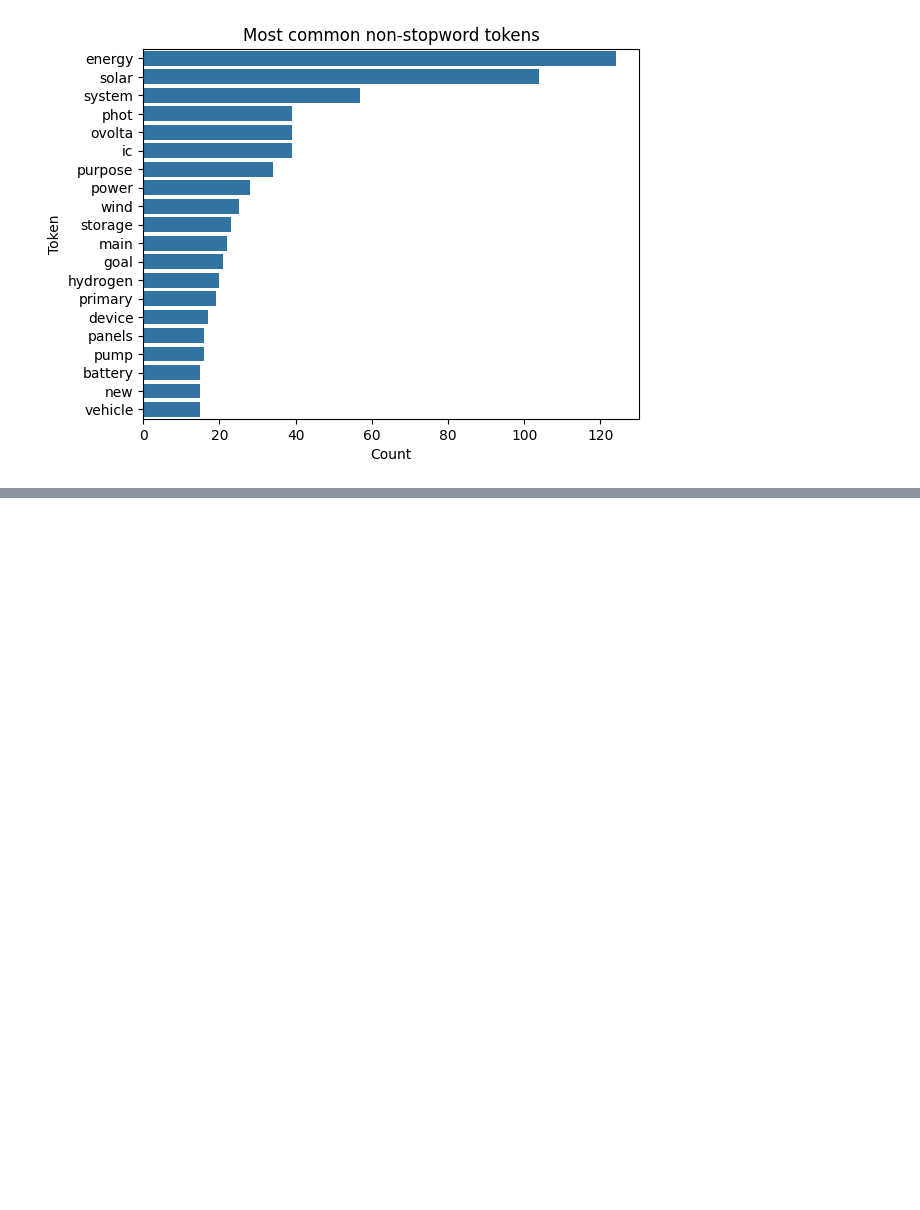
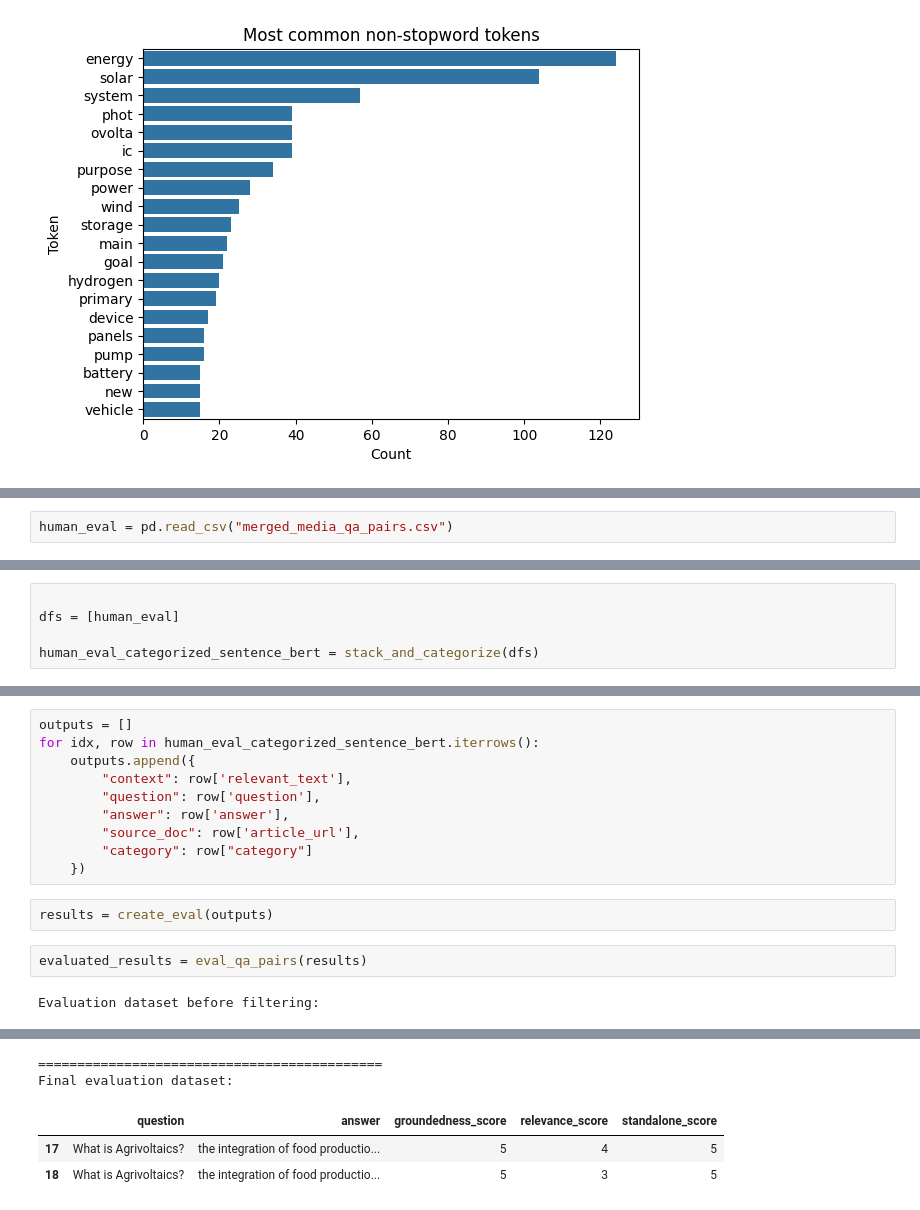
Before and after one commit to tamannaKumavat/SwissText_Shared_Task_2025, a Jupyter notebook: QA_Pairs.ipynb, the cells around one changed output, grey strips where cells are left out. Cells and saved outputs as stored; diff of their text form; blank space fills up the shorter version.

```diff
--- a/QA_Pairs.ipynb
+++ b/QA_Pairs.ipynb
@@ -752,0 +1549,2 @@ plot_non_stopword_token_distribution(Sustainability_Technological_Innovation_Que
+# %%
+human_eval = pd.read_csv("merged_media_qa_pairs.csv")
@@ -752,0 +1566,5 @@ plot_non_stopword_token_distribution(Sustainability_Technological_Innovation_Que
+# %%
+
+dfs = [human_eval]
+
+human_eval_categorized_sentence_bert = stack_and_categorize(dfs)
@@ -752,0 +1591,16 @@ plot_non_stopword_token_distribution(Sustainability_Technological_Innovation_Que
+# %%
+outputs = []
+for idx, row in human_eval_categorized_sentence_bert.iterrows():
+    outputs.append({
+        "context": row['relevant_text'],
+        "question": row['question'],
+        "answer": row['answer'],
+        "source_doc": row['article_url'],
+        "category": row["category"]
+    })
+# %%
+results = create_eval(outputs)
+# %%
+evaluated_results = eval_qa_pairs(results)
+# %% [output]
+Evaluation dataset before filtering:
@@ -752,0 +1624,5 @@ plot_non_stopword_token_distribution(Sustainability_Technological_Innovation_Que
+============================================
+Final evaluation dataset:
+|  | question | answer | groundedness_score | relevance_score | standalone_score |
+| 17 | What is Agrivoltaics? | the integration of food productio... | 5 | 4 | 5 |
+| 18 | What is Agrivoltaics? | the integration of food productio... | 5 | 3 | 5 |
```
Also changed, not shown: parts of 117 cells of this notebook.
